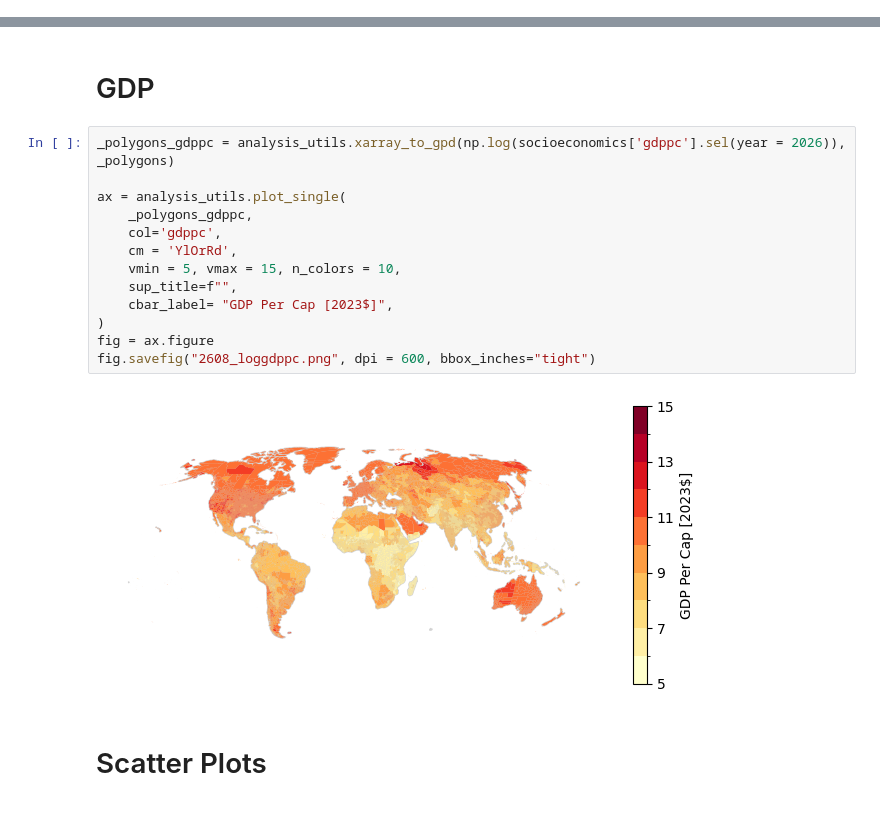
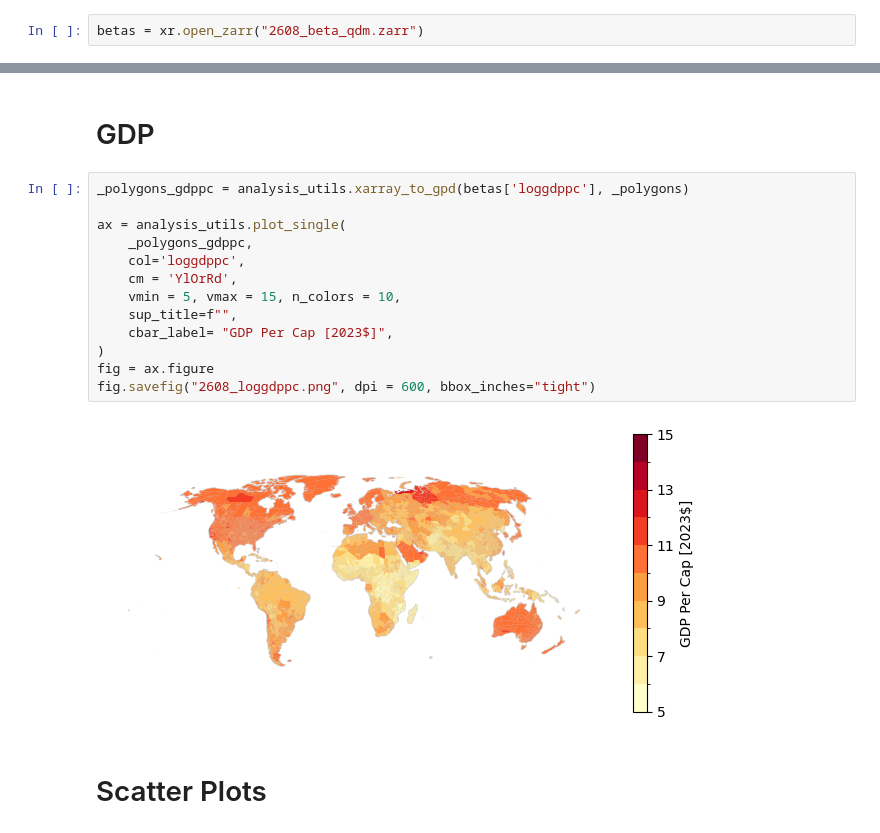
Before and after one commit to ClimateImpactLab/poreallas, a Jupyter notebook: analysis/a11_mmt_covariates.ipynb, the cells around one changed output, grey strips where cells are left out. Saved outputs shown, nothing was run; the diff lists cells and outputs as text.

```diff
--- a/analysis/a11_mmt_covariates.ipynb
+++ b/analysis/a11_mmt_covariates.ipynb
@@ -40,6 +40,8 @@ _polygons = (
 
 #Socioeconomics
 socioeconomics =  xr.open_zarr(SOCIOECONOMICS_URI)
+# %%
+betas = xr.open_zarr("2608_beta_qdm.zarr")
 # %% [markdown]
 # MMT
 # %%
@@ -79,20 +79,20 @@ fig.savefig("2608_climtas.png", dpi = 600, bbox_inches="tight")
 # %% [markdown]
 # GDP
 # %%
-_polygons_gdppc = analysis_utils.xarray_to_gpd(np.log(socioeconomics['gdppc'].sel(year = 2026)), _polygons)
+_polygons_gdppc = analysis_utils.xarray_to_gpd(betas['loggdppc'], _polygons)
 
 ax = analysis_utils.plot_single(
     _polygons_gdppc,
-    col='gdppc',
+    col='loggdppc',
     cm = 'YlOrRd',
     vmin = 5, vmax = 15, n_colors = 10,
     sup_title=f"",
     cbar_label= "GDP Per Cap [2023$]",
 )
 fig = ax.figure
 fig.savefig("2608_loggdppc.png", dpi = 600, bbox_inches="tight")
 # %% [output]
-[figure, old version]
+[figure, new version]
 # %% [markdown]
 # Scatter Plots
 # %%
```
Also changed, not shown: parts of 2 cells of this notebook.
